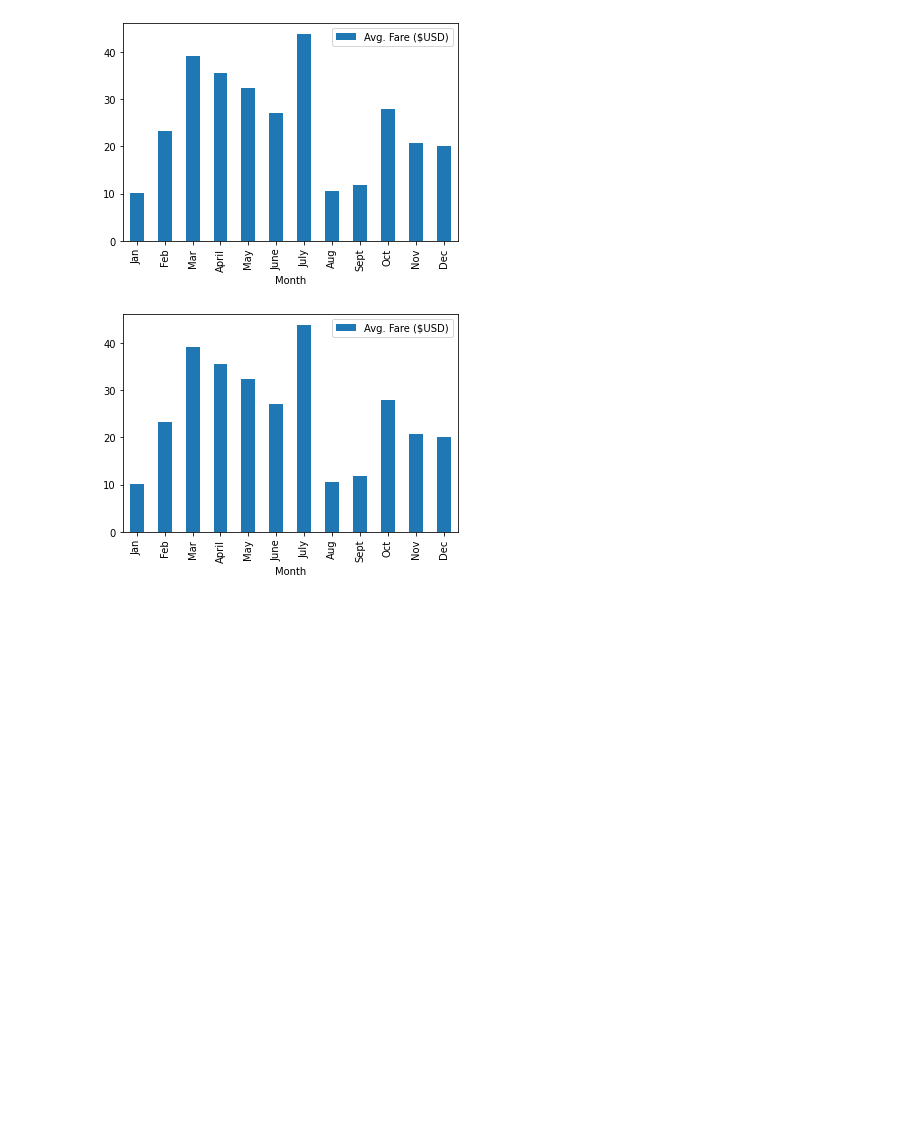
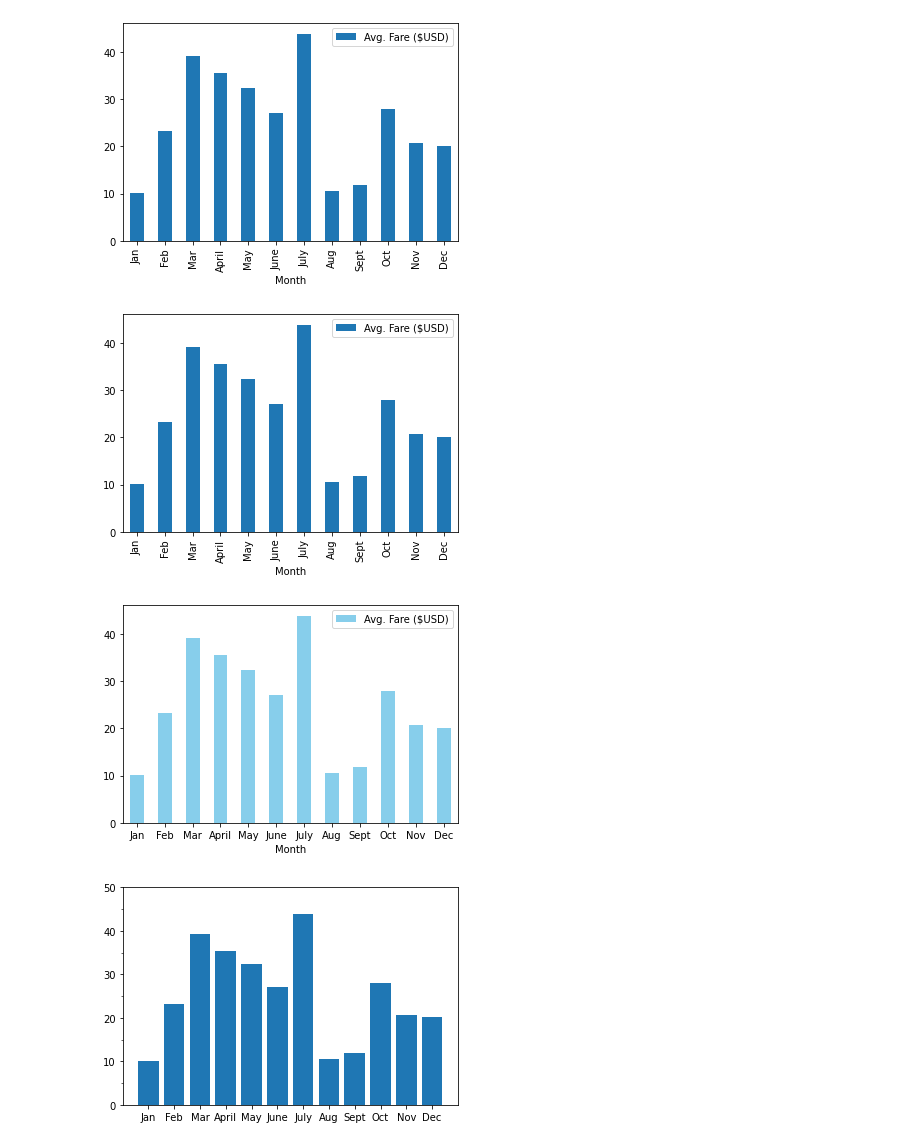
Before and after one commit to swathy84/PyBer_Analysis, a Jupyter notebook: PyBer_ride_data.ipynb, the cells around one changed output. Drawn from its saved outputs; the diff is of its cells as text; code cells hidden in the pictures; blank space fills up the shorter version.

```diff
--- a/PyBer_ride_data.ipynb
+++ b/PyBer_ride_data.ipynb
@@ -63,33 +63,54 @@ plt.show()
 # %% [output]
 [figure]
 # %%
-#Skill Drill - Using the data from the PyBer ride DataFrame, create a bar chart with the following annotations and characteristics:
+##### Skill Drill - Using the data from the PyBer ride DataFrame, create a bar chart with the following annotations and characteristics:
+
+y_axis = pyber_ride_df["Avg. Fare ($USD)"]
+x_axis = pyber_ride_df["Month"]
 pyber_ride_df.plot(x="Month", y="Avg. Fare ($USD)", kind = "bar")
 plt.show()
+
+
 # Add error bars
-#stdev = statistics.stdev([value for value in pyber_ride_df["y=Avg. Fare ($USD)]])
-#plt.errorbar(x,y,yerr = stdev)
+#stdev = statistics.stdev(pyber_ride_df["Avg. Fare ($USD)"])
+#plt.errorbar(x_axis,y_axis,yerr = stdev)
 #plt.show()
 
 
 
 
 #Add caps to the error bars.
+#plt.errorbar(x_axis,y_axis,yerr = stdev,capsize=3)
+#plt.show()
 
 
 #Change the color of the bars to sky blue.
-#pyber_ride_df.plot(x="Month", y="Avg. Fare ($USD)",color = "Skyblue", kind = "bar")
+#plt.bar(x_axis,y_axis,color = "Skyblue")
+#pyber_ride_df.plot(x="Month", y="Avg. Fare ($USD)", kind = "bar")
+#plt.legend()
 #plt.show()
 
 
 #Rotate the labels on the x-axis to horizontal.
-
-#p#yber_ride_df.plot.bar(y="Avg. Fare ($USD)",x="Month")
+pyber_ride_df.plot(x="Month", y="Avg. Fare ($USD)",color= "skyblue", kind = "bar")
+plt.xticks(rotation=0)
 #plt.show()
 
+#Set the y-axis increment to every $5.
 
-#Set the y-axis increment to every $5.
-#plt.yticks(np.arange(0,51,step =5.0))
+from matplotlib.ticker import MultipleLocator
+# Increase the size of the plot figure
+fig , ax = plt.subplots()
+#ax.bar(x="Month", y="Avg. Fare ($USD)",color= "skyblue")
+
+ax.bar(x_axis,y_axis)
+#ax.set_xticks(rotation=0)
+ax.set_yticks(np.arange(0,51,step=10))
 #plt.show()
+# Create minor ticks at an increment of 1.
+ax.yaxis.set_minor_locator(MultipleLocator(5))
+plt.show()
 # %% [output]
 [figure]
+[figure, added]
+[figure, added]
```
Also changed, not shown: 18 other files.
